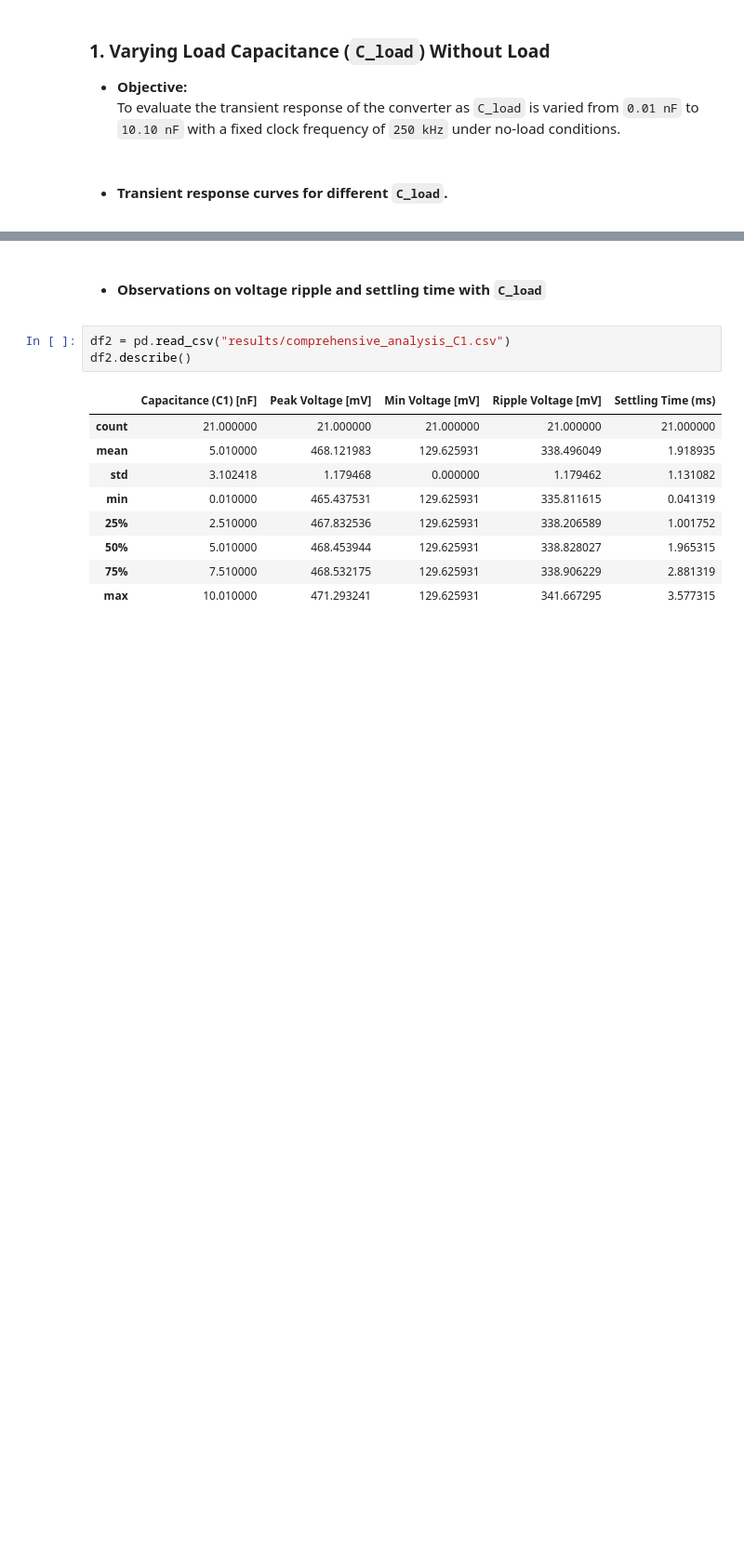
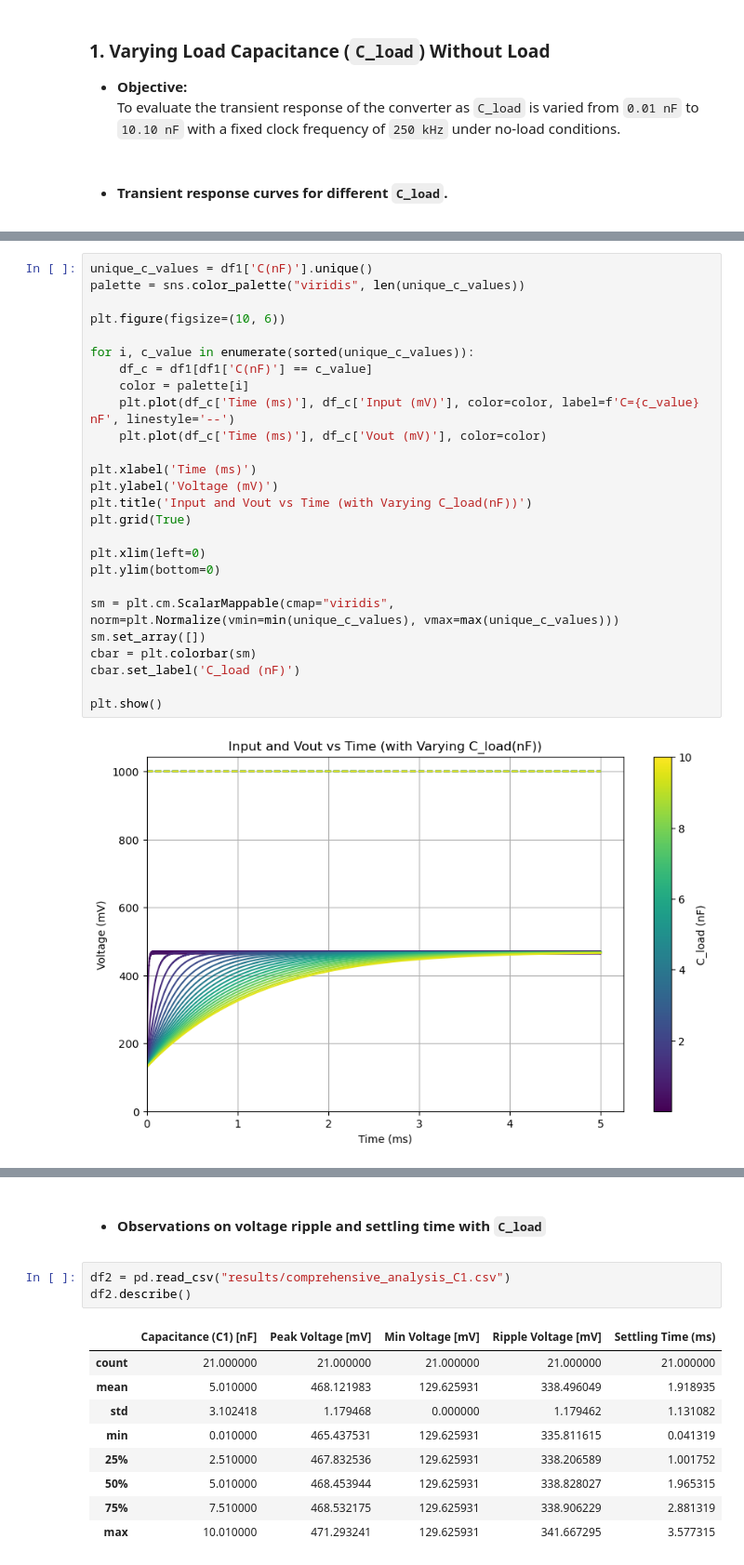
Before and after one commit to imran-nazir0011/minor-project-7th-sem, a Jupyter notebook: transient_analysis.ipynb, the cells around one changed output, grey strips where cells are left out. Shown: that part at 93% size. Drawn from its saved outputs; the diff is of its cells as text; blank space fills up the shorter version.

```diff
--- a/transient_analysis.ipynb
+++ b/transient_analysis.ipynb
@@ -23,0 +29,28 @@ print(capacitor_values)
+# %%
+unique_c_values = df1['C(nF)'].unique()
+palette = sns.color_palette("viridis", len(unique_c_values))
+
+plt.figure(figsize=(10, 6))
+
+for i, c_value in enumerate(sorted(unique_c_values)):
+    df_c = df1[df1['C(nF)'] == c_value]
+    color = palette[i]
+    plt.plot(df_c['Time (ms)'], df_c['Input (mV)'], color=color, label=f'C={c_value} nF', linestyle='--')
+    plt.plot(df_c['Time (ms)'], df_c['Vout (mV)'], color=color)
+
+plt.xlabel('Time (ms)')
+plt.ylabel('Voltage (mV)')
+plt.title('Input and Vout vs Time (with Varying C_load(nF))')
+plt.grid(True)
+
+plt.xlim(left=0)
+plt.ylim(bottom=0)
+
+sm = plt.cm.ScalarMappable(cmap="viridis", norm=plt.Normalize(vmin=min(unique_c_values), vmax=max(unique_c_values)))
+sm.set_array([])
+cbar = plt.colorbar(sm)
+cbar.set_label('C_load (nF)')
+
+plt.show()
+# %% [output]
+[figure, added]
```
Also changed, not shown: parts of 15 cells of this notebook, 1 other file.
